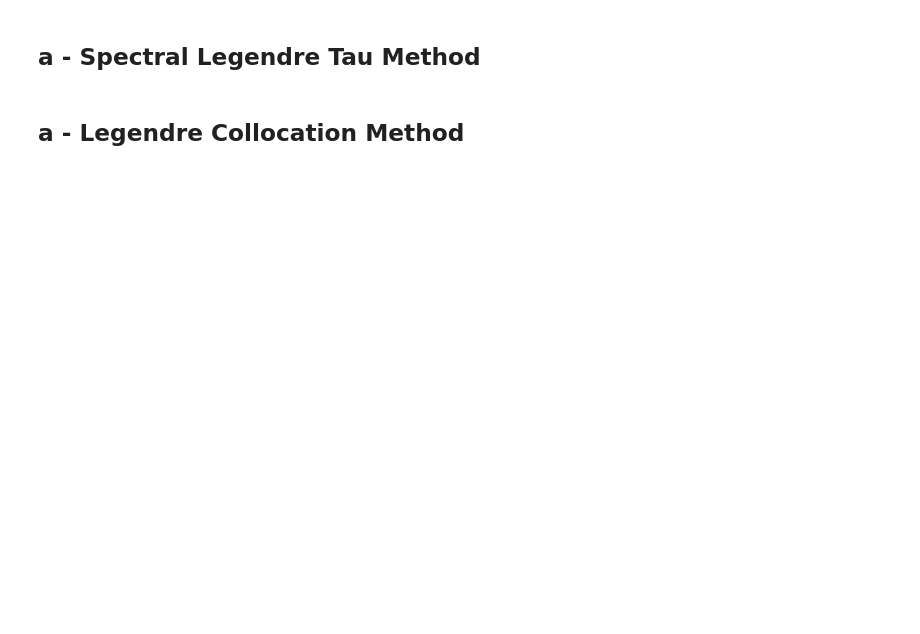
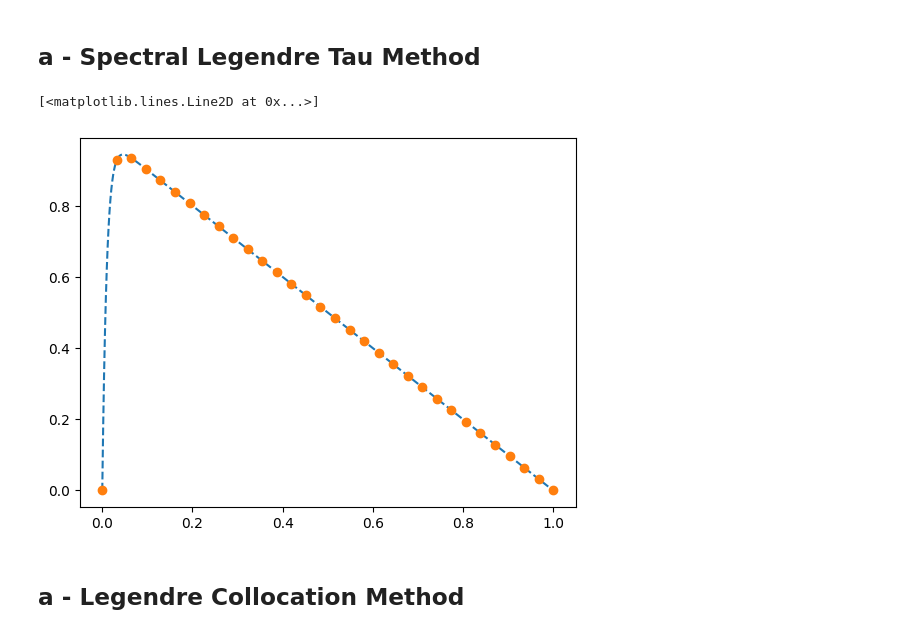
Before and after one commit to JeppeKlitgaard/02689-Advanced-Numerical-Methods, a Jupyter notebook: assignment_2/jk_exercise_1.ipynb, the cells around one changed output. Saved outputs shown, nothing was run; the diff lists cells and outputs as text; code cells hidden in the pictures; blank space fills up the shorter version.

```diff
--- a/assignment_2/jk_exercise_1.ipynb
+++ b/assignment_2/jk_exercise_1.ipynb
@@ -26,4 +108,72 @@ def u_func_1(x, epsilon):
 # %% [markdown]
 ## a - Spectral Legendre Tau Method
+# %%
+# We first solve Spectral Legendre Tau Method
+N = 32
+P = N - 1
+epsilon = 0.01
+
+# Build system matrix, L_N
+a_coeff = -4.0 * epsilon
+b_coeff = -2.0
+c_coeff = 0.0
+
+# Construct differentiation matrix
+D = np.zeros((N, N))
+for n in range(N):
+    e_n = np.zeros(N)
+    e_n[n] = 1.0
+
+    # Use basis vectors as u_hat
+    u_hat = e_n
+    u_prime_hat = np.zeros_like(u_hat)
+
+    # Correct Legendre differentiation rule:
+    # u'_k = (2k+1) * sum_{p=k+1, p-k is odd}^N u_p
+    for k in range(N):
+        sum_val = 0.0
+        for p in range(k + 1, N):
+            if (p - k) % 2 == 1:
+                sum_val += u_hat[p]
+        u_prime_hat[k] = (2 * k + 1) * sum_val
+
+    D[:, n] = u_prime_hat
+
+L_N = a_coeff * D @ D + b_coeff * D + c_coeff * np.eye(N)
+L_N.shape
+
+# Construct A matrix where we sacrifice some rows for BCs
+A = L_N.copy()
+A[N-2, :] = [1.0 for _ in range(N)]
+A[N-1, :] = [(-1)**n for n in range(N)]
+
+# Now build RHS
+f_hat = np.zeros(N)
+f_hat[0] = 1.0
+f_hat[N-2] = 0.0
+f_hat[N-1] = 0.0
+# D = constructD(z, alpha, beta)
+
+# Now solve for coefficients
+u_hat = np.linalg.solve(A, f_hat)
+
+# And evaluate Legendre polynomial with these at points
+x_eval = np.linspace(0, 1, N, endpoint=True)
+z_eval = 2 * x_eval - 1  # Map to [-1, 1]
+
+legendre_poly = np.polynomial.legendre.Legendre(u_hat)
+u_hat = legendre_poly(z_eval)
+
+# Now plot
+x = np.linspace(0, 1, 500)
+u_true = u_func_1(x, epsilon)
+
+x_eval = np.linspace(0, 1, N, endpoint=True)
+
+plt.plot(x, u_true, label='Exact solution', linestyle='dashed')
+plt.plot(x_eval, u_hat, "o")
+# %% [output]
+[<matplotlib.lines.Line2D at 0x...>]
+[figure, added]
 # %% [markdown]
 ## a - Legendre Collocation Method
```
Also changed, not shown: parts of 4 cells of this notebook.
